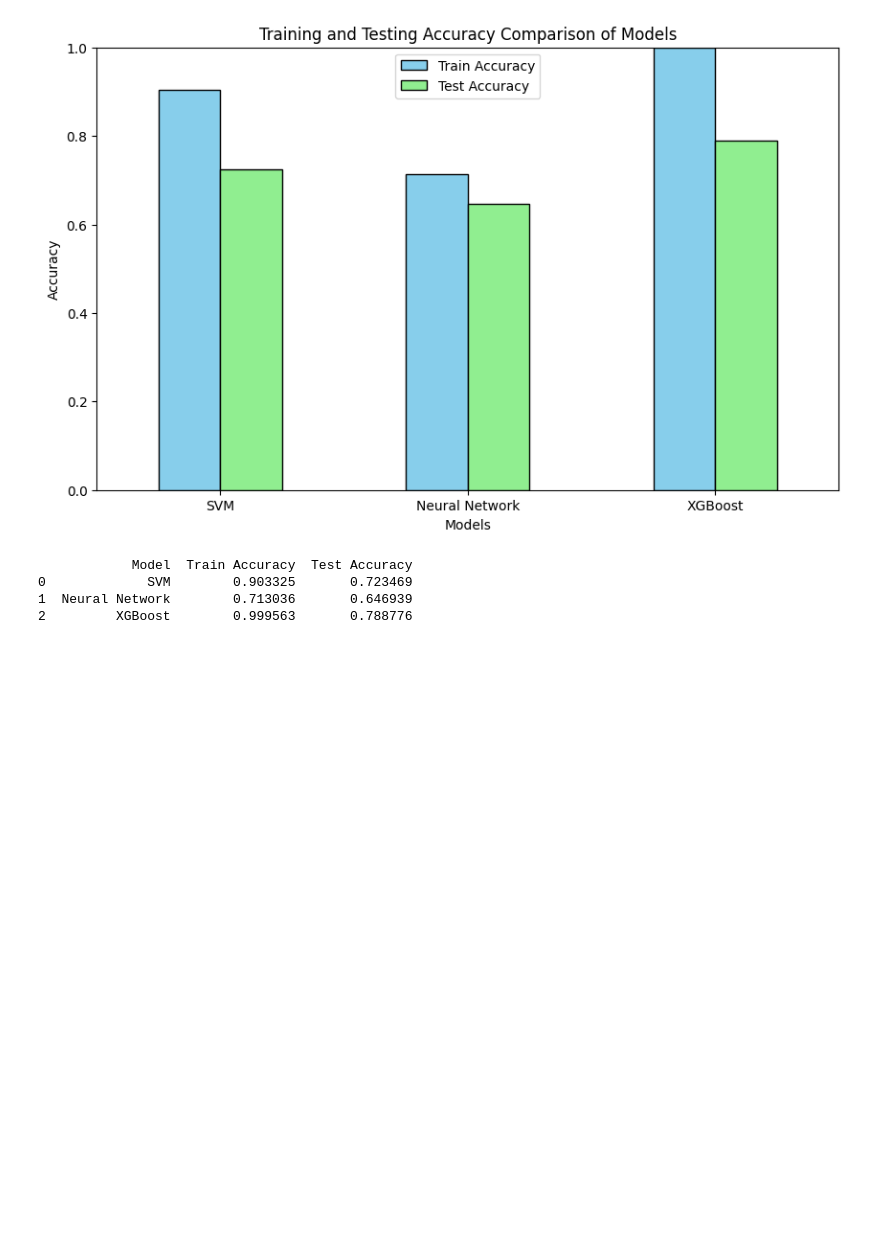
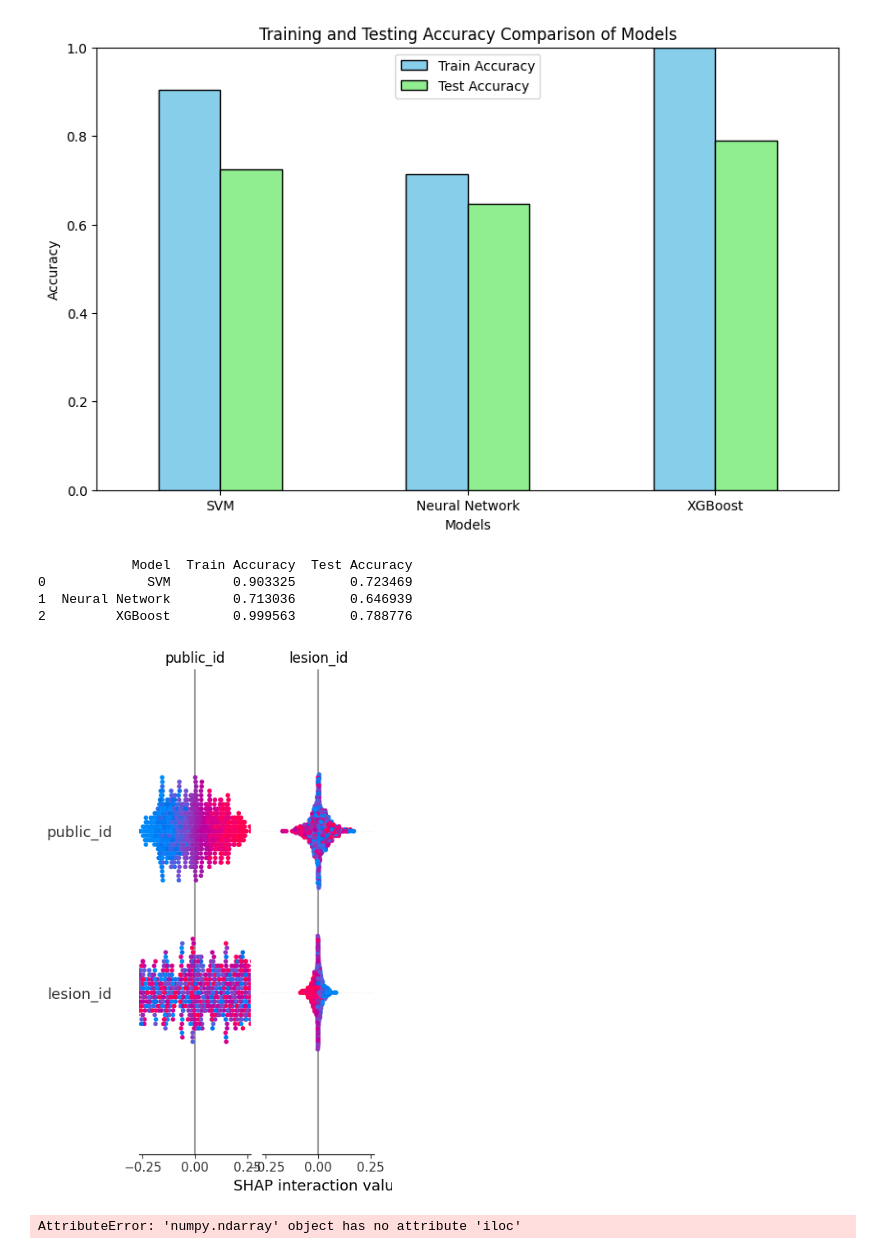
Before and after one commit to tharushaliyanagama/OralCancerEarlyDetection-DSGP, a Jupyter notebook: Text_Data_Analysis.ipynb, the cells around one changed output. Saved outputs shown, nothing was run; the diff lists cells and outputs as text; code cells hidden in the pictures; blank space fills up the shorter version.

Commit message:
Add SHAP explainability for Neural Network model

```diff
--- a/Text_Data_Analysis.ipynb
+++ b/Text_Data_Analysis.ipynb
@@ -599,3 +599,27 @@ print(results_df)
 0             SVM        0.903325       0.723469
 1  Neural Network        0.713036       0.646939
 2         XGBoost        0.999563       0.788776
+# %%
+import shap
+
+# Use k-means to summarize the background data (using 100 clusters here)
+background_data = shap.kmeans(X_train_scaled, 100)  # Adjust the number of clusters as needed
+
+# Initialize SHAP explainer with the k-means summarized background data
+explainer = shap.KernelExplainer(nn_model_best.predict_proba, background_data)
+
+# Calculate SHAP values for the test data
+shap_values = explainer.shap_values(X_test_scaled)
+
+# Visualize feature importance (summary plot)
+shap.summary_plot(shap_values, X_test_scaled, feature_names=X.columns)
+
+# Visualize SHAP values for a single prediction (force plot)
+shap.force_plot(explainer.expected_value[1], shap_values[1][0, :], X_test_scaled.iloc[0, :], matplotlib=True)
+
+# Feature importance bar plot
+plt.figure(figsize=(5, 5))
+shap.summary_plot(shap_values, X_test_scaled, feature_names=X.columns, plot_type="bar")
+# %% [output]
+[figure, added]
+AttributeError: 'numpy.ndarray' object has no attribute 'iloc'
```
